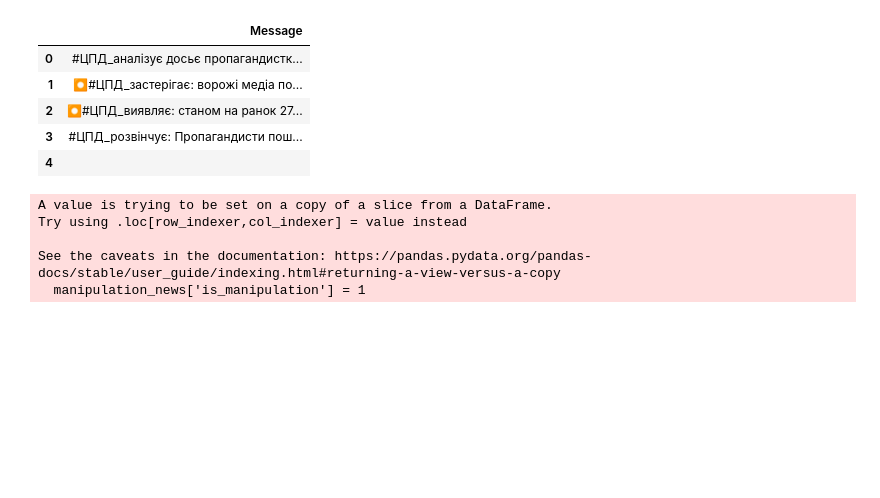
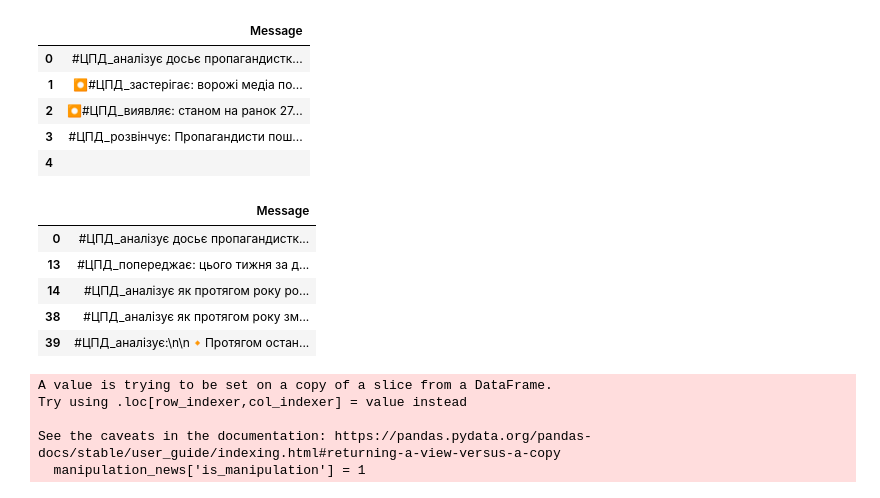
Before and after one commit to Dichik/gathers-nlp-final-project, a Jupyter notebook: src/final_project.ipynb, the cells around one changed output. Saved outputs shown, nothing was run; the diff lists cells and outputs as text; code cells hidden in the pictures; blank space fills up the shorter version.

```diff
--- a/src/final_project.ipynb
+++ b/src/final_project.ipynb
@@ -96,6 +98,15 @@ poss_manipulations.head()
 poss_manipulations.dropna(inplace=True)
 # %%
 manipulation_news = poss_manipulations[poss_manipulations['Message'].str.contains('#ЦПД_попереджає|Маніпуляція|#ЦПД_аналізує')]
+# %%
+manipulation_news.head()
+# %% [output]
+|  | Message |
+| 0 | #ЦПД_аналізує досьє пропагандистк... |
+| 13 | #ЦПД_попереджає: цього тижня за д... |
+| 14 | #ЦПД_аналізує як протягом року ро... |
+| 38 | #ЦПД_аналізує як протягом року зм... |
+| 39 | #ЦПД_аналізує:\n\n🔸Протягом остан... |
 # %%
 regular_news['is_manipulation'] = 0
 manipulation_news['is_manipulation'] = 1
```
Also changed, not shown: parts of 13 cells of this notebook.
